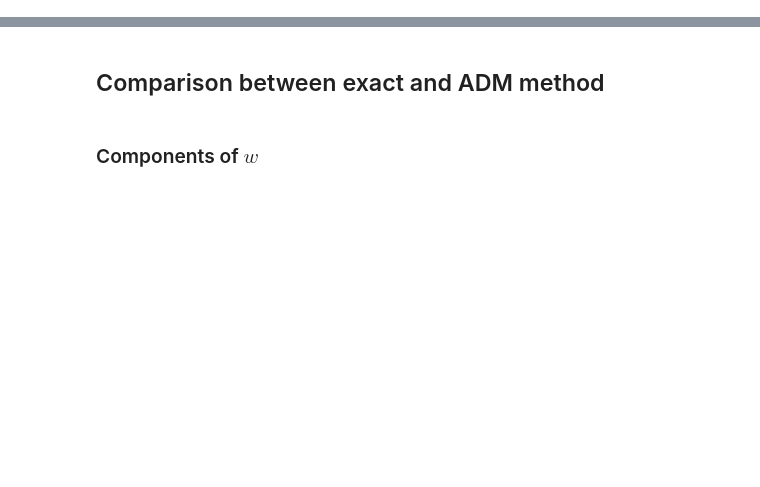
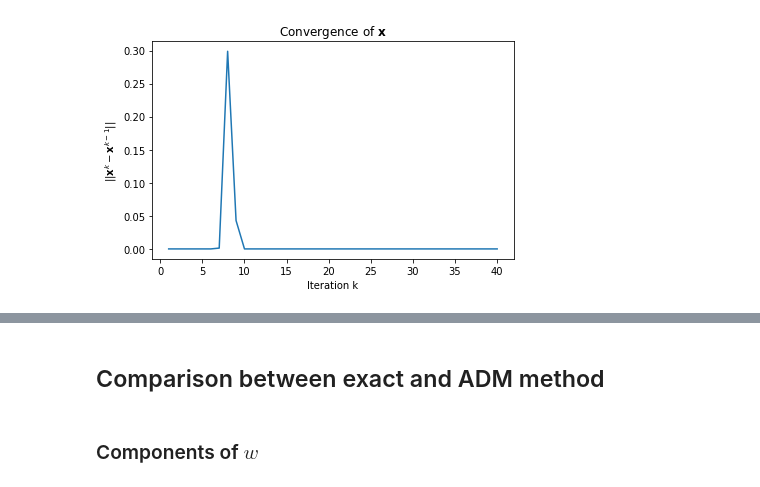
Before and after one commit to davidislip/SVM-and-MVO, a Jupyter notebook: ADM_Comparison_NoteBook.ipynb, the cells around one changed output, grey strips where cells are left out. Drawn from its saved outputs; the diff is of its cells as text; code cells hidden in the pictures; blank space fills up the shorter version.

```diff
--- a/ADM_Comparison_NoteBook.ipynb
+++ b/ADM_Comparison_NoteBook.ipynb
@@ -755,0 +292,9 @@ Best objective 1.696593470807e-02, best bound 1.696593470807e-02, gap 0.0000%
+# %%
+pd.DataFrame(xs).diff(\
+                      ).abs().sum(axis = 1).iloc[1:].plot(xlabel = "Iteration k",\
+                                                          ylabel = "||$\mathbf{x}^k - \mathbf{x}^{k-1}$||",\
+                                                          title = "Convergence of $\mathbf{x}$");
+plt.tight_layout()
+plt.savefig(pth+"SVM MVO/Images/p5.png",dpi = dpi_setting)
+# %% [output]
+[figure, added]
```
Also changed, not shown: parts of 52 cells of this notebook.
